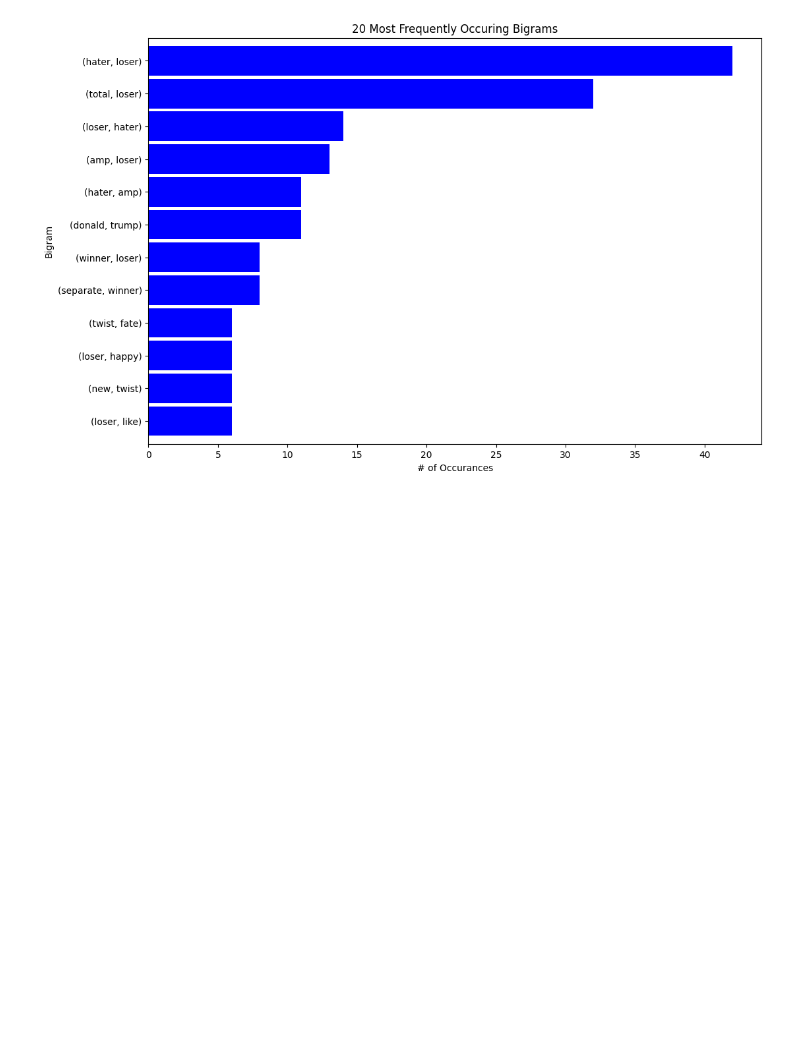
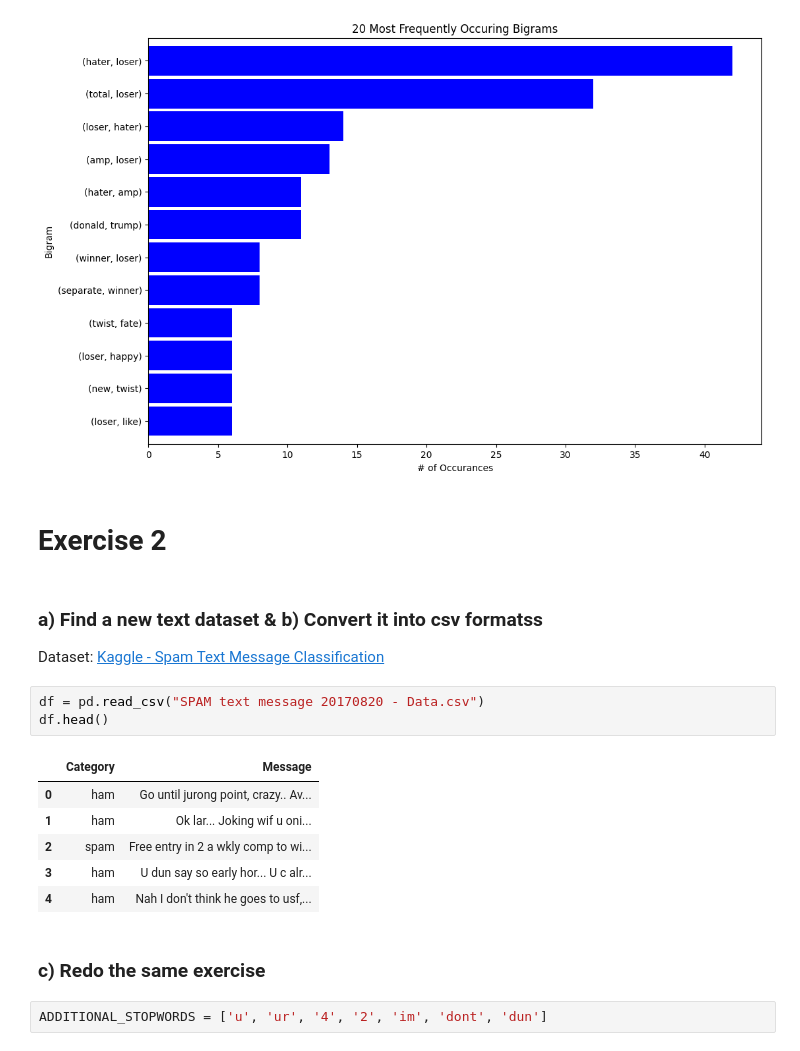
Before and after one commit to daniel-mehta/Natural-Language-Processing, a Jupyter notebook: Assignments/Assignment 01/Daniel_Mehta.ipynb, the cells around one changed output. Drawn from its saved outputs; the diff is of its cells as text; blank space fills up the shorter version.

```diff
--- a/Assignments/Assignment 01/Daniel_Mehta.ipynb
+++ b/Assignments/Assignment 01/Daniel_Mehta.ipynb
@@ -109,3 +109,23 @@ plt.xlabel('# of Occurances')
 # %% [output]
 Text(0.5, 0, '# of Occurances')
 [figure]
+# %% [markdown]
+# Exercise 2
+# %% [markdown]
+### a) Find a new text dataset & b) Convert it into csv formatss
+
+Dataset: [Kaggle - Spam Text Message Classification](https://www.kaggle.com/datasets/team-ai/spam-text-message-classification)
+# %%
+df = pd.read_csv("SPAM text message 20170820 - Data.csv")
+df.head()
+# %% [output]
+|  | Category | Message |
+| 0 | ham | Go until jurong point, crazy.. Av... |
+| 1 | ham | Ok lar... Joking wif u oni... |
+| 2 | spam | Free entry in 2 a wkly comp to wi... |
+| 3 | ham | U dun say so early hor... U c alr... |
+| 4 | ham | Nah I don't think he goes to usf,... |
+# %% [markdown]
+### c) Redo the same exercise
+# %%
+ADDITIONAL_STOPWORDS = ['u', 'ur', '4', '2', 'im', 'dont', 'dun']
```
Also changed, not shown: parts of 7 cells of this notebook, 1 other file.
